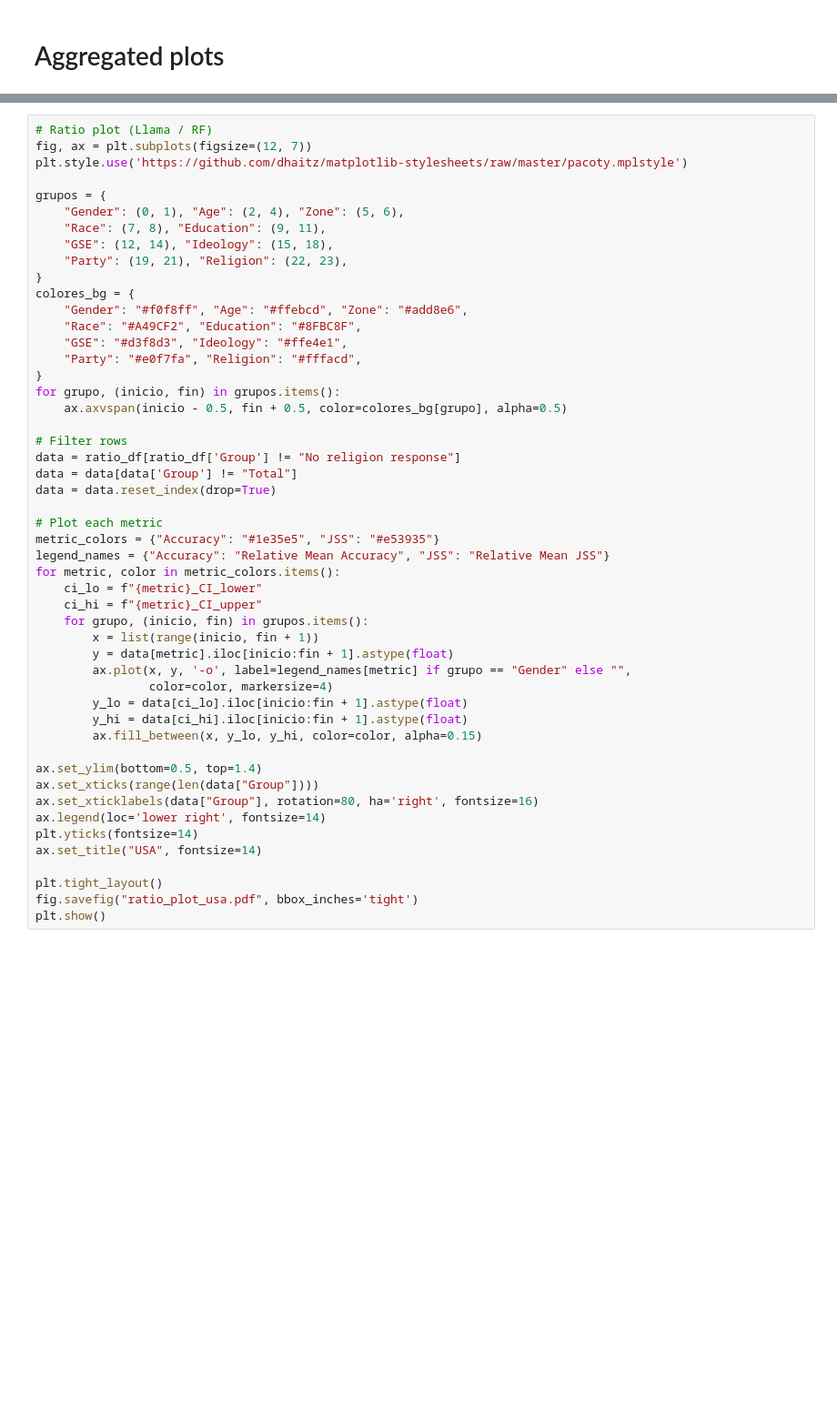
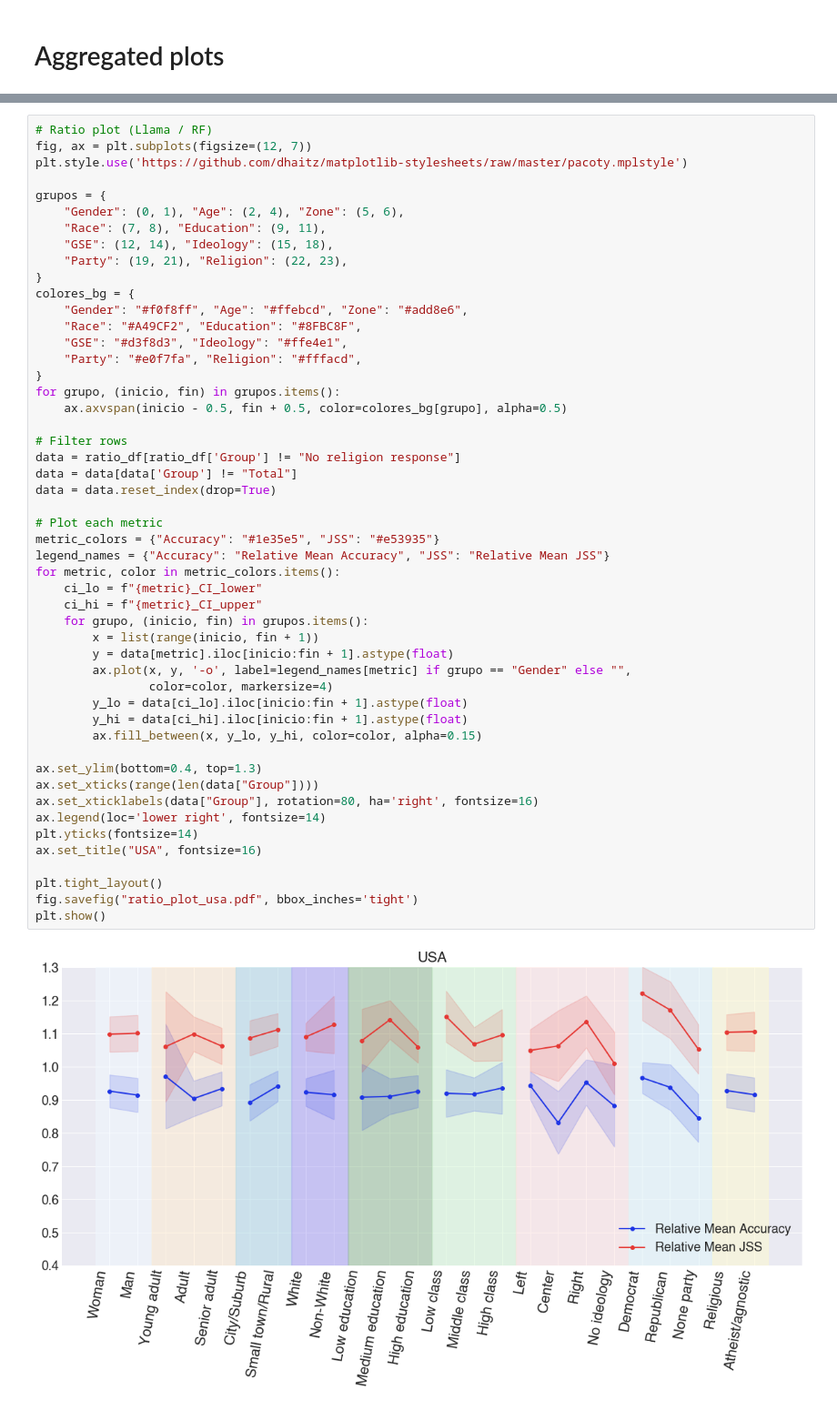
Before and after one commit to aabeliuk/fair-llm-surveys, a Jupyter notebook: Results_Analysis/Notebooks/final_plots_USA.ipynb, the cells around one changed output, grey strips where cells are left out. Shown at 91% size. Saved outputs shown, nothing was run; the diff lists cells and outputs as text; blank space fills up the shorter version.

```diff
--- a/Results_Analysis/Notebooks/final_plots_USA.ipynb
+++ b/Results_Analysis/Notebooks/final_plots_USA.ipynb
@@ -329,35 +426,37 @@ for grupo, (inicio, fin) in grupos.items():
     ax.axvspan(inicio - 0.5, fin + 0.5, color=colores_bg[grupo], alpha=0.5)
 
 # Filter rows
 data = ratio_df[ratio_df['Group'] != "No religion response"]
 data = data[data['Group'] != "Total"]
 data = data.reset_index(drop=True)
 
 # Plot each metric
 metric_colors = {"Accuracy": "#1e35e5", "JSS": "#e53935"}
 legend_names = {"Accuracy": "Relative Mean Accuracy", "JSS": "Relative Mean JSS"}
 for metric, color in metric_colors.items():
     ci_lo = f"{metric}_CI_lower"
     ci_hi = f"{metric}_CI_upper"
     for grupo, (inicio, fin) in grupos.items():
         x = list(range(inicio, fin + 1))
         y = data[metric].iloc[inicio:fin + 1].astype(float)
         ax.plot(x, y, '-o', label=legend_names[metric] if grupo == "Gender" else "",
                 color=color, markersize=4)
         y_lo = data[ci_lo].iloc[inicio:fin + 1].astype(float)
         y_hi = data[ci_hi].iloc[inicio:fin + 1].astype(float)
         ax.fill_between(x, y_lo, y_hi, color=color, alpha=0.15)
 
-ax.set_ylim(bottom=0.5, top=1.4)
+ax.set_ylim(bottom=0.4, top=1.3)
 ax.set_xticks(range(len(data["Group"])))
 ax.set_xticklabels(data["Group"], rotation=80, ha='right', fontsize=16)
 ax.legend(loc='lower right', fontsize=14)
 plt.yticks(fontsize=14)
-ax.set_title("USA", fontsize=14)
+ax.set_title("USA", fontsize=16)
 
 plt.tight_layout()
 fig.savefig("ratio_plot_usa.pdf", bbox_inches='tight')
 plt.show()
+# %% [output]
+[figure, added]
 # %%
 # All-models Accuracy/JSS/Kappa plots
 all_agg_models = [
```
Also changed, not shown: parts of 9 cells of this notebook, 13 other files.
